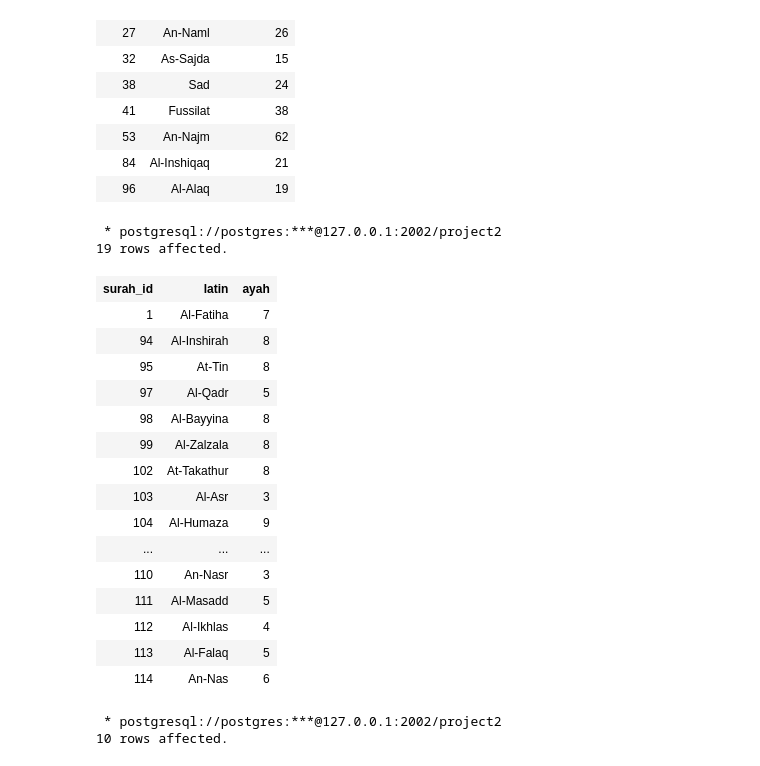
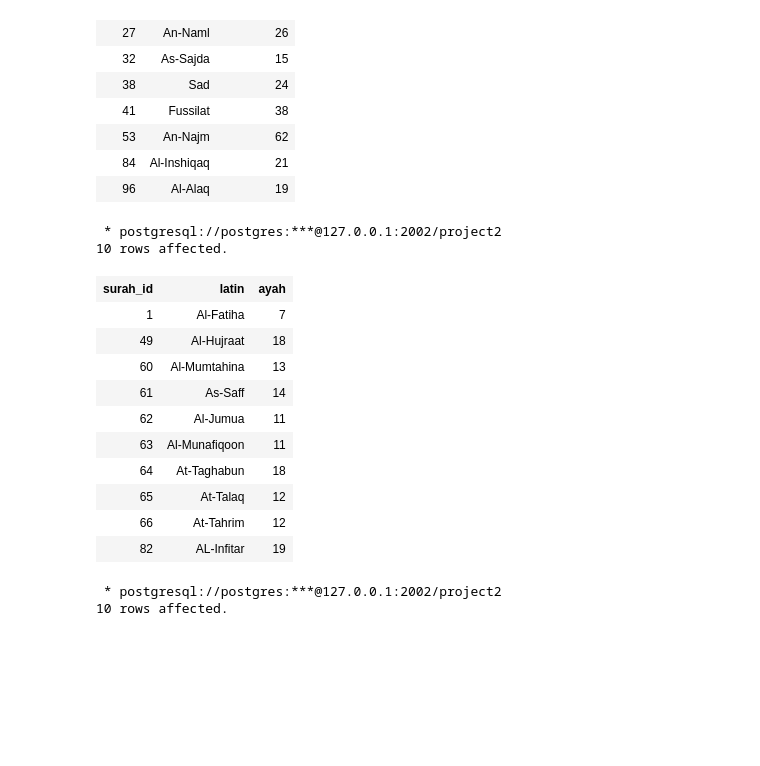
Before and after one commit to samrongboy/Quran-Database-and-Data-Warehouse_-naseem-aidil-rohman, a Jupyter notebook: project.ipynb, the cells around one changed output. Saved outputs shown, nothing was run; the diff lists cells and outputs as text; code cells hidden in the pictures; blank space fills up the shorter version.

```diff
--- a/project.ipynb
+++ b/project.ipynb
@@ -108,26 +110,22 @@ ORDER BY arabic.surah ASC
 | 96 | Al-Alaq | 19 |
 # %%
 %%sql
-select surah_id,latin,ayah from quran_surah where ayah < 10 ;
+select surah_id,latin,ayah from quran_surah where ayah < 20
+limit 10 ;
 # %% [output]
  * postgresql://postgres:***@127.0.0.1:2002/project2
-19 rows affected.
+10 rows affected.
 | surah_id | latin | ayah |
 | 1 | Al-Fatiha | 7 |
-| 94 | Al-Inshirah | 8 |
-| 95 | At-Tin | 8 |
-| 97 | Al-Qadr | 5 |
-| 98 | Al-Bayyina | 8 |
-| 99 | Al-Zalzala | 8 |
-| 102 | At-Takathur | 8 |
-| 103 | Al-Asr | 3 |
-| 104 | Al-Humaza | 9 |
-| ... | ... | ... |
-| 110 | An-Nasr | 3 |
-| 111 | Al-Masadd | 5 |
-| 112 | Al-Ikhlas | 4 |
-| 113 | Al-Falaq | 5 |
-| 114 | An-Nas | 6 |
+| 49 | Al-Hujraat | 18 |
+| 60 | Al-Mumtahina | 13 |
+| 61 | As-Saff | 14 |
+| 62 | Al-Jumua | 11 |
+| 63 | Al-Munafiqoon | 11 |
+| 64 | At-Taghabun | 18 |
+| 65 | At-Talaq | 12 |
+| 66 | At-Tahrim | 12 |
+| 82 | AL-Infitar | 19 |
 # %%
 %%sql
 select surah_id,latin,ayah from quran_surah where ayah > 100
```
Also changed, not shown: parts of 7 cells of this notebook.
